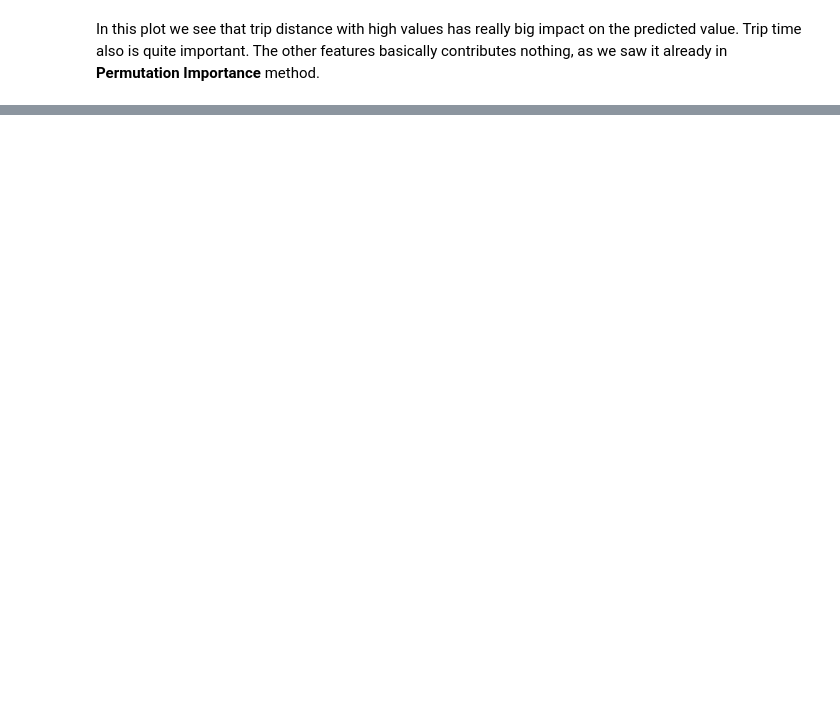
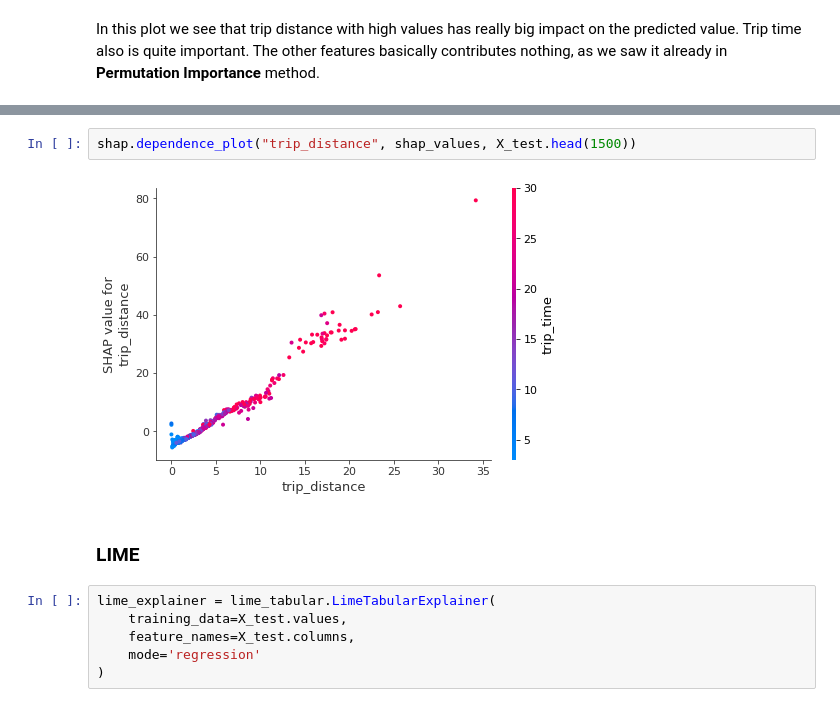
Before and after one commit to dmitrigrigoriev/Explainable_AI, a Jupyter notebook: New_York_Cab/YellowCab.ipynb, the cells around one changed output, grey strips where cells are left out. Cells and saved outputs as stored; diff of their text form; blank space fills up the shorter version.

```diff
--- a/New_York_Cab/YellowCab.ipynb
+++ b/New_York_Cab/YellowCab.ipynb
@@ -378,0 +386,12 @@ Trip time also is quite important. The other features basically contributes noth
+# %%
+shap.dependence_plot("trip_distance", shap_values, X_test.head(1500))
+# %% [output]
+[figure, added]
+# %% [markdown]
+### LIME
+# %%
+lime_explainer = lime_tabular.LimeTabularExplainer(
+    training_data=X_test.values,
+    feature_names=X_test.columns,
+    mode='regression'
+)
```
Also changed, not shown: parts of 6 cells of this notebook.
